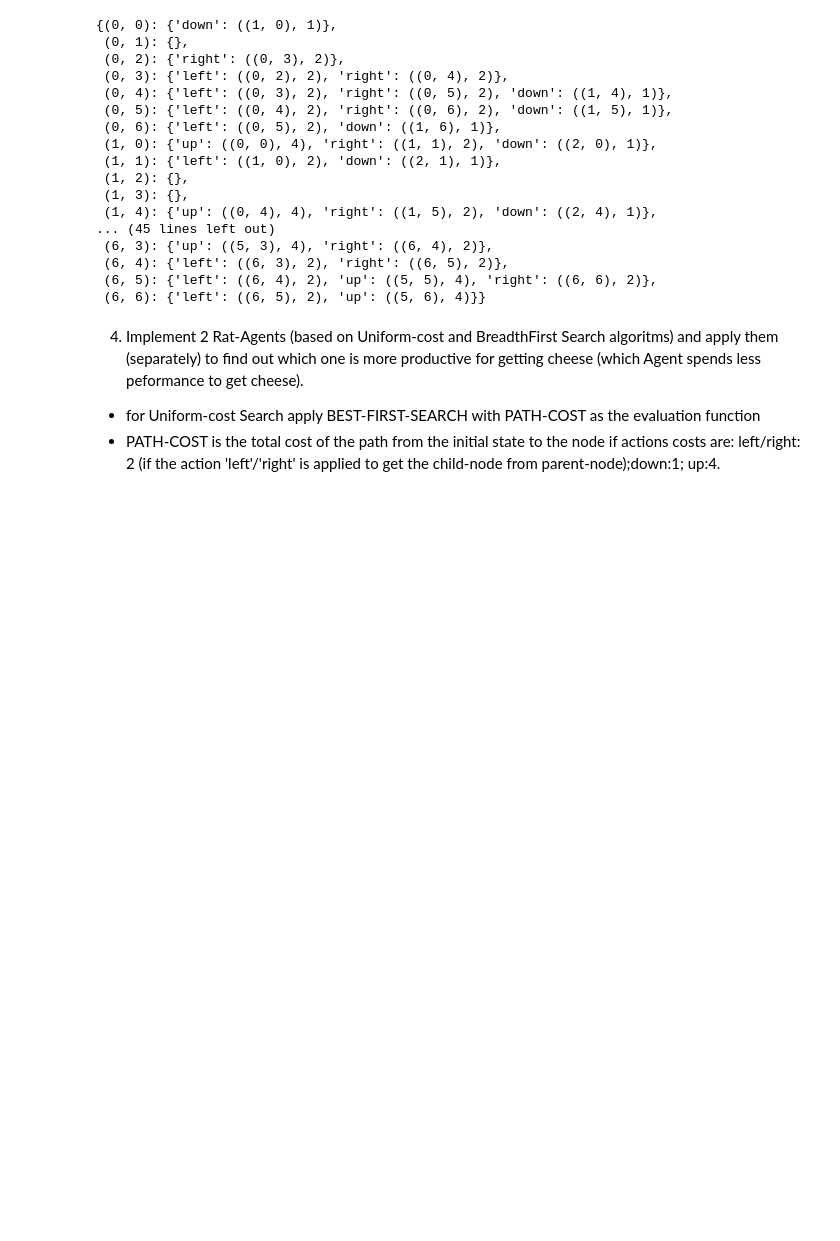
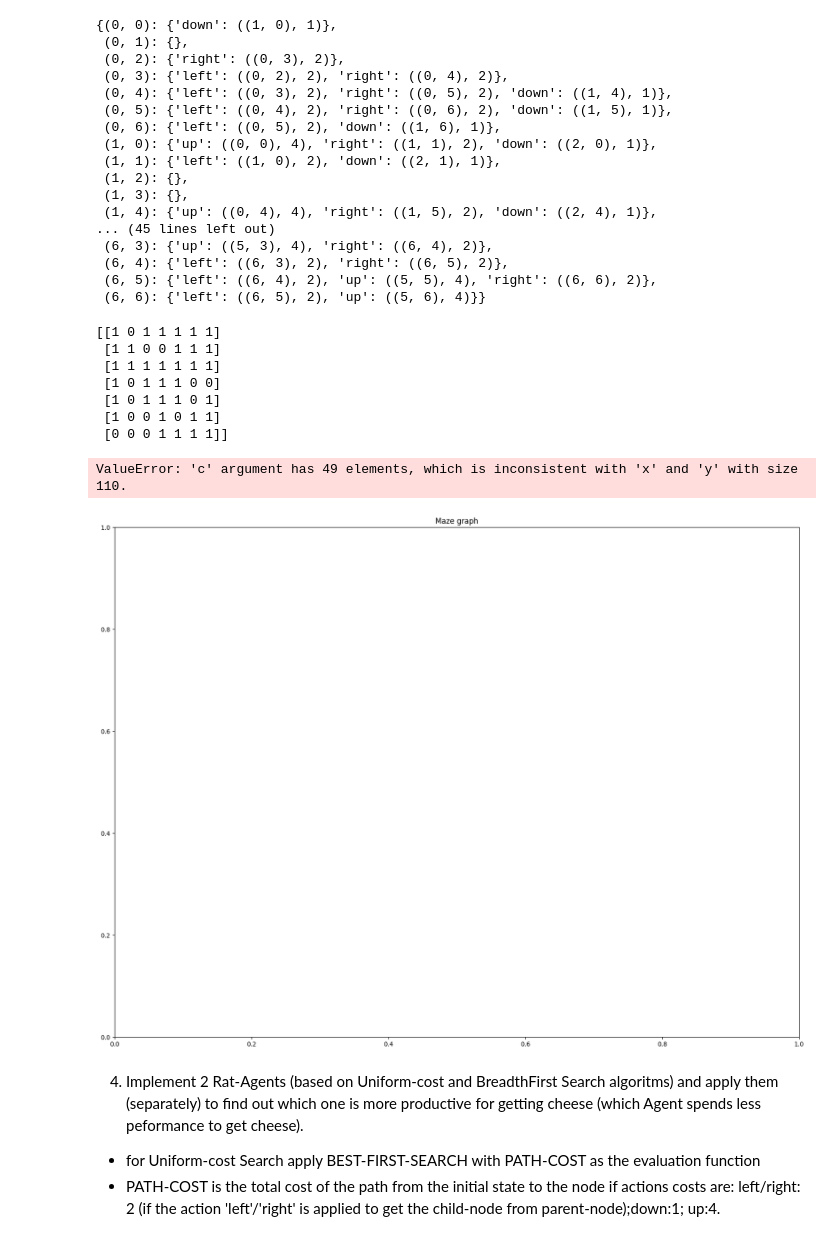
Before and after one commit to OakyNerd/complex-frogs, a Jupyter notebook: cs3220_A4/CS3220_A4_submission/A4_task1-4.ipynb, the cells around one changed output. Saved outputs shown, nothing was run; the diff lists cells and outputs as text; code cells hidden in the pictures; blank space fills up the shorter version.

```diff
--- a/cs3220_A4/CS3220_A4_submission/A4_task1-4.ipynb
+++ b/cs3220_A4/CS3220_A4_submission/A4_task1-4.ipynb
@@ -118,3 +118,42 @@ maze2
  (6, 4): {'left': ((6, 3), 2), 'right': ((6, 5), 2)},
  (6, 5): {'left': ((6, 4), 2), 'up': ((5, 5), 4), 'right': ((6, 6), 2)},
  (6, 6): {'left': ((6, 5), 2), 'up': ((5, 6), 4)}}
+# %%
+from graphClass import Graph
+
+class mazeGraph(Graph):
+    def __init__(self, graph_dict=None,locations=None):
+        self.g=dict()
+        super().__init__(graph_dict)
+        self.make_graph()
+        self.locations=locations
+
+
+    def make_graph(self):
+        for a in self.graph_dict.keys():
+        #print(self.graph_dict[a].items())
+            for (act, b) in self.graph_dict[a].items():
+                self.connect(a, b, 1)
+
+    def connect(self, A, B, distance):
+        #print(self.g)
+        self.g.setdefault(A, {})[B] = distance
+
+    def nodes(self):
+        s1 = set([k for k in self.graph_dict.keys()])
+        s2 = set([v2 for v in self.graph_dict.values() for k2, v2 in v.items()])
+        nodes = s1.union(s2)
+        return list(nodes)
+
+    def get(self, a, b=None):
+            """Return a link distance or a dict of {node: distance} entries.
+            .get(a,b) returns the distance or None;
+            .get(a) returns a dict of {node: distance} entries, possibly {}."""
+            links = self.g.setdefault(a, {})
+            if b is None:
+                return links
+            else:
+                return links.get(b)
+
+    def getLocation(self,a):
+        return self.locations.get(a)
@@ -121,3 +180,16 @@ maze2
+# %%
+mazeWorldGraph2 = mazeGraph(maze2,mazeStatesLocations(7))
+simple_visualization(mazeWorldGraph2, mazeRand)
+# %% [output]
+[[1 0 1 1 1 1 1]
+ [1 1 0 0 1 1 1]
+ [1 1 1 1 1 1 1]
+ [1 0 1 1 1 0 0]
+ [1 0 1 1 1 0 1]
+ [1 0 0 1 0 1 1]
+ [0 0 0 1 1 1 1]]
+ValueError: 'c' argument has 49 elements, which is inconsistent with 'x' and 'y' with size 110.
+[figure, added]
 # %% [markdown]
 4. Implement 2 Rat-Agents (based on Uniform-cost  and BreadthFirst Search algoritms) and apply them (separately) to find out which one is more productive for getting cheese (which Agent spends less peformance to get cheese).
 * for Uniform-cost Search apply BEST-FIRST-SEARCH
```
Also changed, not shown: parts of 2 cells of this notebook.
